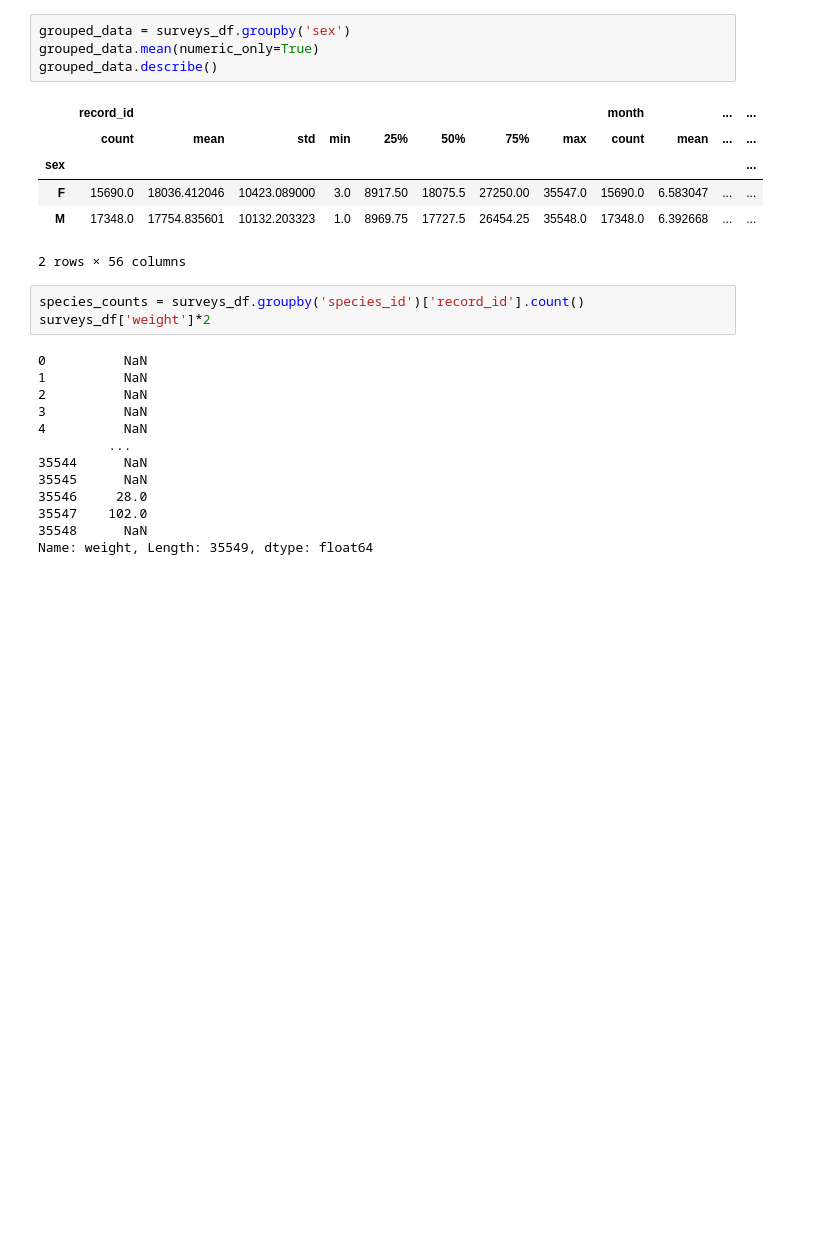
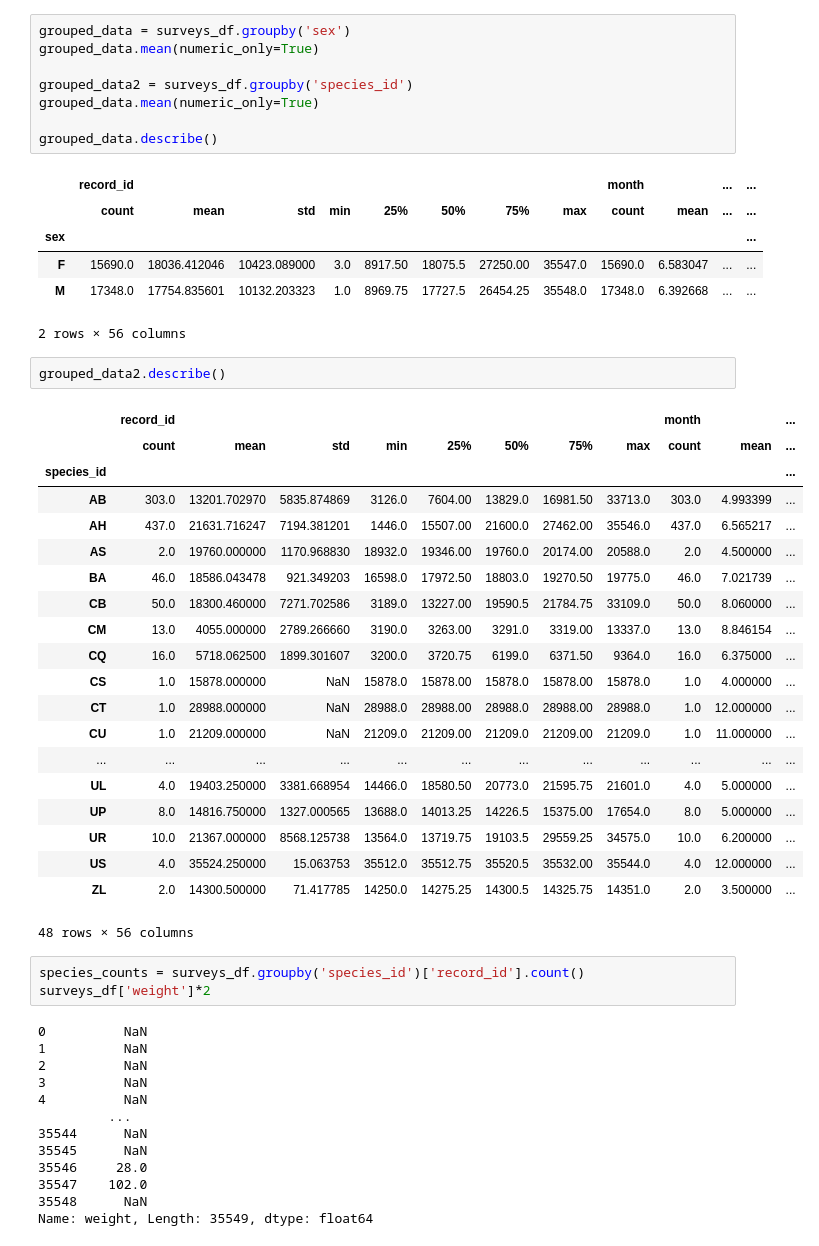
Before and after one commit to MarcoVilera/evaluacion4_calcnum, a Jupyter notebook: notebook.ipynb, the cells around one changed output. Drawn from its saved outputs; the diff is of its cells as text; blank space fills up the shorter version.

Commit message:
add New graphics and data groups

```diff
--- a/notebook.ipynb
+++ b/notebook.ipynb
@@ -24,6 +37,10 @@ surveys_df['weight'].count()
 # %%
 grouped_data = surveys_df.groupby('sex')
 grouped_data.mean(numeric_only=True)
+
+grouped_data2 = surveys_df.groupby('species_id')
+grouped_data.mean(numeric_only=True)
+
 grouped_data.describe()
 # %% [output]
 |  | record_id |  |  |  |  |  |  |  | month |  | ... | ... |
@@ -32,6 +49,29 @@ grouped_data.describe()
 | F | 15690.0 | 18036.412046 | 10423.089000 | 3.0 | 8917.50 | 18075.5 | 27250.00 | 35547.0 | 15690.0 | 6.583047 | ... | ... |
 | M | 17348.0 | 17754.835601 | 10132.203323 | 1.0 | 8969.75 | 17727.5 | 26454.25 | 35548.0 | 17348.0 | 6.392668 | ... | ... |
 2 rows × 56 columns
+# %%
+grouped_data2.describe()
+# %% [output]
+|  | record_id |  |  |  |  |  |  |  | month |  | ... |
+|  | count | mean | std | min | 25% | 50% | 75% | max | count | mean | ... |
+| species_id |  |  |  |  |  |  |  |  |  |  | ... |
+| AB | 303.0 | 13201.702970 | 5835.874869 | 3126.0 | 7604.00 | 13829.0 | 16981.50 | 33713.0 | 303.0 | 4.993399 | ... |
+| AH | 437.0 | 21631.716247 | 7194.381201 | 1446.0 | 15507.00 | 21600.0 | 27462.00 | 35546.0 | 437.0 | 6.565217 | ... |
+| AS | 2.0 | 19760.000000 | 1170.968830 | 18932.0 | 19346.00 | 19760.0 | 20174.00 | 20588.0 | 2.0 | 4.500000 | ... |
+| BA | 46.0 | 18586.043478 | 921.349203 | 16598.0 | 17972.50 | 18803.0 | 19270.50 | 19775.0 | 46.0 | 7.021739 | ... |
+| CB | 50.0 | 18300.460000 | 7271.702586 | 3189.0 | 13227.00 | 19590.5 | 21784.75 | 33109.0 | 50.0 | 8.060000 | ... |
+| CM | 13.0 | 4055.000000 | 2789.266660 | 3190.0 | 3263.00 | 3291.0 | 3319.00 | 13337.0 | 13.0 | 8.846154 | ... |
+| CQ | 16.0 | 5718.062500 | 1899.301607 | 3200.0 | 3720.75 | 6199.0 | 6371.50 | 9364.0 | 16.0 | 6.375000 | ... |
+| CS | 1.0 | 15878.000000 | NaN | 15878.0 | 15878.00 | 15878.0 | 15878.00 | 15878.0 | 1.0 | 4.000000 | ... |
+| CT | 1.0 | 28988.000000 | NaN | 28988.0 | 28988.00 | 28988.0 | 28988.00 | 28988.0 | 1.0 | 12.000000 | ... |
+| CU | 1.0 | 21209.000000 | NaN | 21209.0 | 21209.00 | 21209.0 | 21209.00 | 21209.0 | 1.0 | 11.000000 | ... |
+| ... | ... | ... | ... | ... | ... | ... | ... | ... | ... | ... | ... |
+| UL | 4.0 | 19403.250000 | 3381.668954 | 14466.0 | 18580.50 | 20773.0 | 21595.75 | 21601.0 | 4.0 | 5.000000 | ... |
+| UP | 8.0 | 14816.750000 | 1327.000565 | 13688.0 | 14013.25 | 14226.5 | 15375.00 | 17654.0 | 8.0 | 5.000000 | ... |
+| UR | 10.0 | 21367.000000 | 8568.125738 | 13564.0 | 13719.75 | 19103.5 | 29559.25 | 34575.0 | 10.0 | 6.200000 | ... |
+| US | 4.0 | 35524.250000 | 15.063753 | 35512.0 | 35512.75 | 35520.5 | 35532.00 | 35544.0 | 4.0 | 12.000000 | ... |
+| ZL | 2.0 | 14300.500000 | 71.417785 | 14250.0 | 14275.25 | 14300.5 | 14325.75 | 14351.0 | 2.0 | 3.500000 | ... |
+48 rows × 56 columns
 # %%
 species_counts = surveys_df.groupby('species_id')['record_id'].count()
 surveys_df['weight']*2
```
Also changed, not shown: parts of 3 cells of this notebook.
